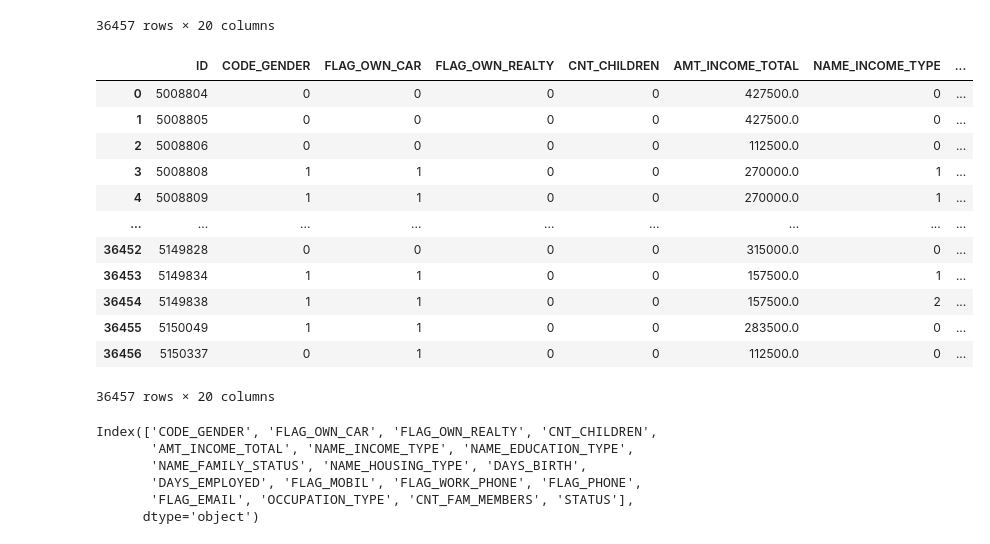
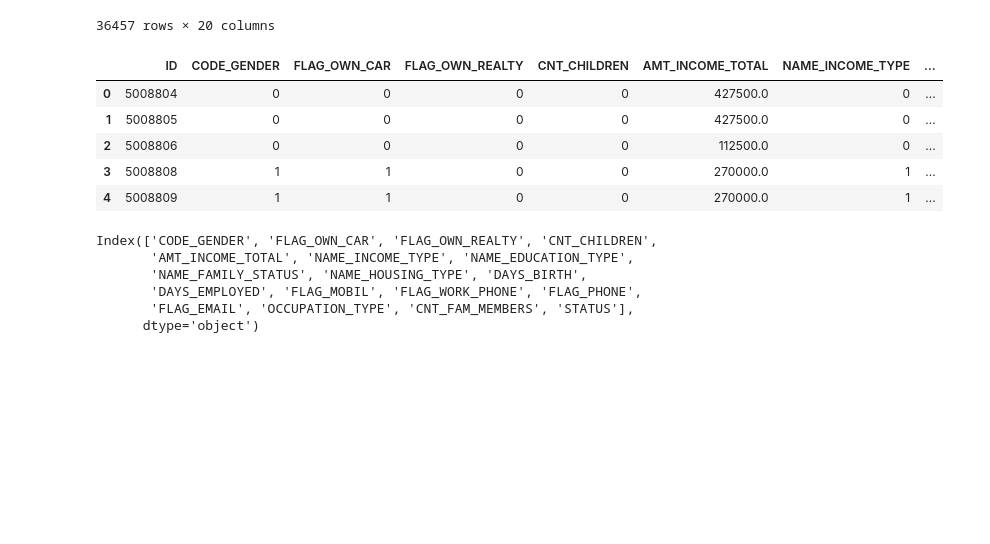
Before and after one commit to kirteshpatel98/Credit-Card-Default, a Jupyter notebook: tentative_code.ipynb, the cells around one changed output. Saved outputs shown, nothing was run; the diff lists cells and outputs as text; code cells hidden in the pictures; blank space fills up the shorter version.

```diff
--- a/tentative_code.ipynb
+++ b/tentative_code.ipynb
@@ -131,0 +134,2 @@ array(['Working', 'Commercial associate', 'Pensioner', 'State servant',
+# %%
+record['NAME_EDUCATION_TYPE']=record['NAME_EDUCATION_TYPE'].replace(['Lower secondary','Secondary / secondary special','Incomplete higher','Higher education','Academic degree'],[0,1,2,3,4])
@@ -193,21 +215,14 @@ change_to_num(record,'OCCUPATION_TYPE')
 # user_data['OCCUPATION_TYPE'].unique()
 # user_data['OCCUPATION_TYPE']=user_data['OCCUPATION_TYPE'].replace(list(user_data['OCCUPATION_TYPE'].unique()),list(range(0,len(user_data['OCCUPATION_TYPE'].unique()))))
 # %%
-record
+record.head()
 # %% [output]
 |  | ID | CODE_GENDER | FLAG_OWN_CAR | FLAG_OWN_REALTY | CNT_CHILDREN | AMT_INCOME_TOTAL | NAME_INCOME_TYPE | ... |
 | 0 | 5008804 | 0 | 0 | 0 | 0 | 427500.0 | 0 | ... |
 | 1 | 5008805 | 0 | 0 | 0 | 0 | 427500.0 | 0 | ... |
 | 2 | 5008806 | 0 | 0 | 0 | 0 | 112500.0 | 0 | ... |
 | 3 | 5008808 | 1 | 1 | 0 | 0 | 270000.0 | 1 | ... |
 | 4 | 5008809 | 1 | 1 | 0 | 0 | 270000.0 | 1 | ... |
-| ... | ... | ... | ... | ... | ... | ... | ... | ... |
-| 36452 | 5149828 | 0 | 0 | 0 | 0 | 315000.0 | 0 | ... |
-| 36453 | 5149834 | 1 | 1 | 0 | 0 | 157500.0 | 1 | ... |
-| 36454 | 5149838 | 1 | 1 | 0 | 0 | 157500.0 | 2 | ... |
-| 36455 | 5150049 | 1 | 1 | 0 | 0 | 283500.0 | 0 | ... |
-| 36456 | 5150337 | 0 | 1 | 0 | 0 | 112500.0 | 0 | ... |
-36457 rows × 20 columns
 # %%
 record=record.drop(['MONTHS_BALANCE','ID'],axis=1)
 # %%
```
Also changed, not shown: parts of 18 cells of this notebook.
